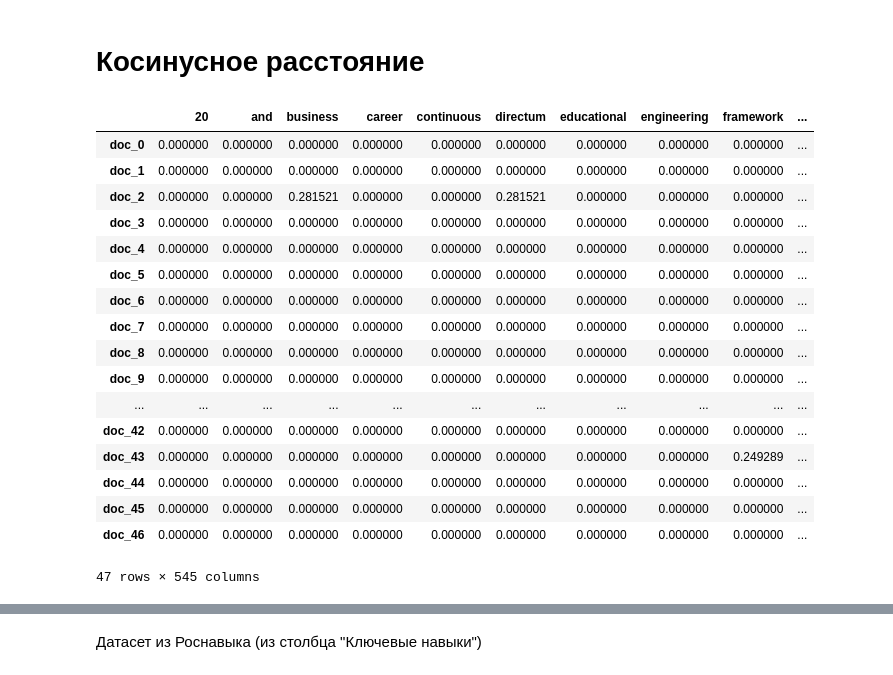
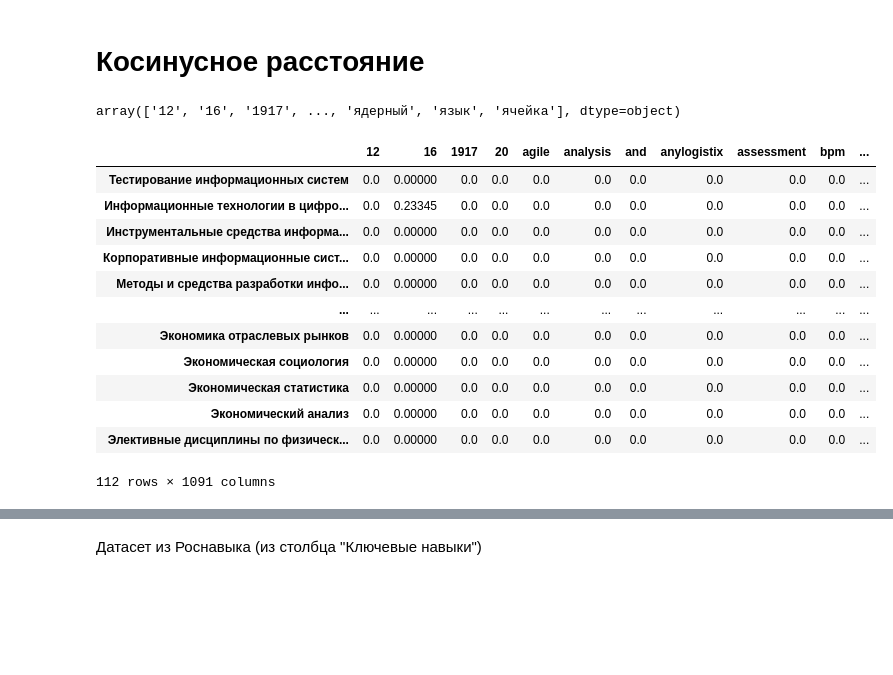
Before and after one commit to dwrkin/nlp_competence, a Jupyter notebook: NLP.ipynb, the cells around one changed output, grey strips where cells are left out. Cells and saved outputs as stored; diff of their text form; code cells hidden in the pictures; blank space fills up the shorter version.

```diff
--- a/NLP.ipynb
+++ b/NLP.ipynb
@@ -62,0 +146,5 @@ df = pd.read_excel("RPD_output/dataset.xlsx")
+# %%
+df_tsu = df_tsu.groupby(['title', 'oop_name'], as_index = False).agg({'content': ','.join})
+# %%
+df = df.append(df_tsu, ignore_index=True)
+df
@@ -63,7 +165,7 @@ df = pd.read_excel("RPD_output/dataset.xlsx")
 # %%
 df['Doc'] = df['content'].apply(Doc_func)
 # %%
-df = df[['title', 'Doc']]
+#df = df[['title', 'Doc']]
 # %%
 df
 # %% [output]
@@ -100,7 +198,7 @@ for i in range(len(tfidf_matrix.toarray())):
     #sorted_features = [list(filter(lambda c: c[0] > 0.02, sorted(zip(tfidf_scores, feature_names), reverse=True)))]
     list_output1.append(sorted_features[:20])
 # %%
-df.insert(2, "key_words", list_output1)
+df.insert(4, "key_words", list_output1)
 # %%
 df.to_excel(r'RPD_output/dataset_res2.xlsx')
 # %% [markdown]
@@ -123,25 +221,24 @@ for elem in list_output2:
 tfidf_vect3 = TfidfVectorizer()
 tfidf_matrix3 = tfidf_vect3.fit_transform(list_output3)
 feature_names3 = tfidf_vect3.get_feature_names_out()
+# %%
+feature_names3
+# %% [output]
+array(['12', '16', '1917', ..., 'ядерный', 'язык', 'ячейка'], dtype=object)
 # %%
 cosine_similarity_matrix  = cosine_similarity(tfidf_matrix3)
-create_dataframe(tfidf_matrix3.toarray(), feature_names3)
+create_dataframe(tfidf_matrix3.toarray(), df['title'].tolist(), feature_names3)
 # %% [output]
-|  | 20 | and | business | career | continuous | directum | educational | engineering | framework | ... |
-| doc_0 | 0.000000 | 0.000000 | 0.000000 | 0.000000 | 0.000000 | 0.000000 | 0.000000 | 0.000000 | 0.000000 | ... |
-| doc_1 | 0.000000 | 0.000000 | 0.000000 | 0.000000 | 0.000000 | 0.000000 | 0.000000 | 0.000000 | 0.000000 | ... |
-| doc_2 | 0.000000 | 0.000000 | 0.281521 | 0.000000 | 0.000000 | 0.281521 | 0.000000 | 0.000000 | 0.000000 | ... |
-| doc_3 | 0.000000 | 0.000000 | 0.000000 | 0.000000 | 0.000000 | 0.000000 | 0.000000 | 0.000000 | 0.000000 | ... |
-| doc_4 | 0.000000 | 0.000000 | 0.000000 | 0.000000 | 0.000000 | 0.000000 | 0.000000 | 0.000000 | 0.000000 | ... |
-| doc_5 | 0.000000 | 0.000000 | 0.000000 | 0.000000 | 0.000000 | 0.000000 | 0.000000 | 0.000000 | 0.000000 | ... |
-| doc_6 | 0.000000 | 0.000000 | 0.000000 | 0.000000 | 0.000000 | 0.000000 | 0.000000 | 0.000000 | 0.000000 | ... |
-| doc_7 | 0.000000 | 0.000000 | 0.000000 | 0.000000 | 0.000000 | 0.000000 | 0.000000 | 0.000000 | 0.000000 | ... |
-| doc_8 | 0.000000 | 0.000000 | 0.000000 | 0.000000 | 0.000000 | 0.000000 | 0.000000 | 0.000000 | 0.000000 | ... |
-| doc_9 | 0.000000 | 0.000000 | 0.000000 | 0.000000 | 0.000000 | 0.000000 | 0.000000 | 0.000000 | 0.000000 | ... |
-| ... | ... | ... | ... | ... | ... | ... | ... | ... | ... | ... |
-| doc_42 | 0.000000 | 0.000000 | 0.000000 | 0.000000 | 0.000000 | 0.000000 | 0.000000 | 0.000000 | 0.000000 | ... |
-| doc_43 | 0.000000 | 0.000000 | 0.000000 | 0.000000 | 0.000000 | 0.000000 | 0.000000 | 0.000000 | 0.249289 | ... |
-| doc_44 | 0.000000 | 0.000000 | 0.000000 | 0.000000 | 0.000000 | 0.000000 | 0.000000 | 0.000000 | 0.000000 | ... |
-| doc_45 | 0.000000 | 0.000000 | 0.000000 | 0.000000 | 0.000000 | 0.000000 | 0.000000 | 0.000000 | 0.000000 | ... |
-| doc_46 | 0.000000 | 0.000000 | 0.000000 | 0.000000 | 0.000000 | 0.000000 | 0.000000 | 0.000000 | 0.000000 | ... |
+|  | 12 | 16 | 1917 | 20 | agile | analysis | and | anylogistix | assessment | bpm | ... |
+| Тестирование информационных систем | 0.0 | 0.00000 | 0.0 | 0.0 | 0.0 | 0.0 | 0.0 | 0.0 | 0.0 | 0.0 | ... |
+| Информационные технологии в цифро... | 0.0 | 0.23345 | 0.0 | 0.0 | 0.0 | 0.0 | 0.0 | 0.0 | 0.0 | 0.0 | ... |
+| Инструментальные средства информа... | 0.0 | 0.00000 | 0.0 | 0.0 | 0.0 | 0.0 | 0.0 | 0.0 | 0.0 | 0.0 | ... |
+| Корпоративные информационные сист... | 0.0 | 0.00000 | 0.0 | 0.0 | 0.0 | 0.0 | 0.0 | 0.0 | 0.0 | 0.0 | ... |
+| Методы и средства разработки инфо... | 0.0 | 0.00000 | 0.0 | 0.0 | 0.0 | 0.0 | 0.0 | 0.0 | 0.0 | 0.0 | ... |
+| ... | ... | ... | ... | ... | ... | ... | ... | ... | ... | ... | ... |
+| Экономика отраслевых рынков | 0.0 | 0.00000 | 0.0 | 0.0 | 0.0 | 0.0 | 0.0 | 0.0 | 0.0 | 0.0 | ... |
+| Экономическая социология | 0.0 | 0.00000 | 0.0 | 0.0 | 0.0 | 0.0 | 0.0 | 0.0 | 0.0 | 0.0 | ... |
+| Экономическая статистика | 0.0 | 0.00000 | 0.0 | 0.0 | 0.0 | 0.0 | 0.0 | 0.0 | 0.0 | 0.0 | ... |
+| Экономический анализ | 0.0 | 0.00000 | 0.0 | 0.0 | 0.0 | 0.0 | 0.0 | 0.0 | 0.0 | 0.0 | ... |
+| Элективные дисциплины по физическ... | 0.0 | 0.00000 | 0.0 | 0.0 | 0.0 | 0.0 | 0.0 | 0.0 | 0.0 | 0.0 | ... |
-47 rows × 545 columns
+112 rows × 1091 columns
```
Also changed, not shown: parts of 35 cells of this notebook, 4 other files.
